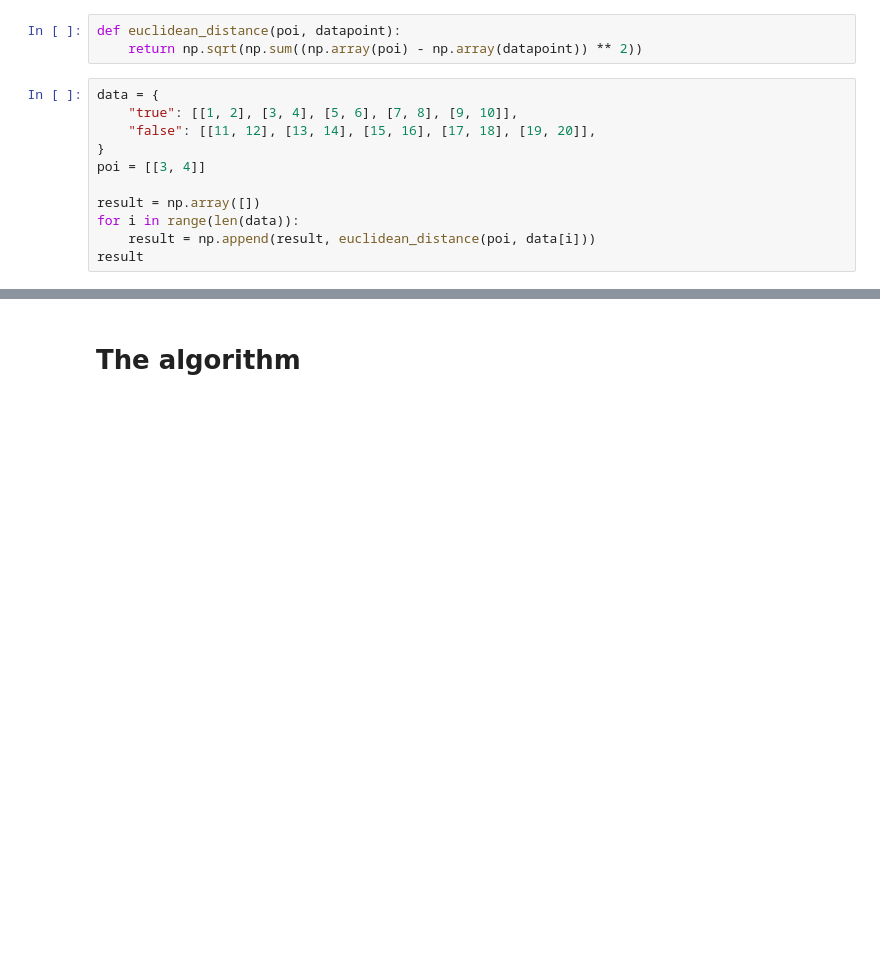
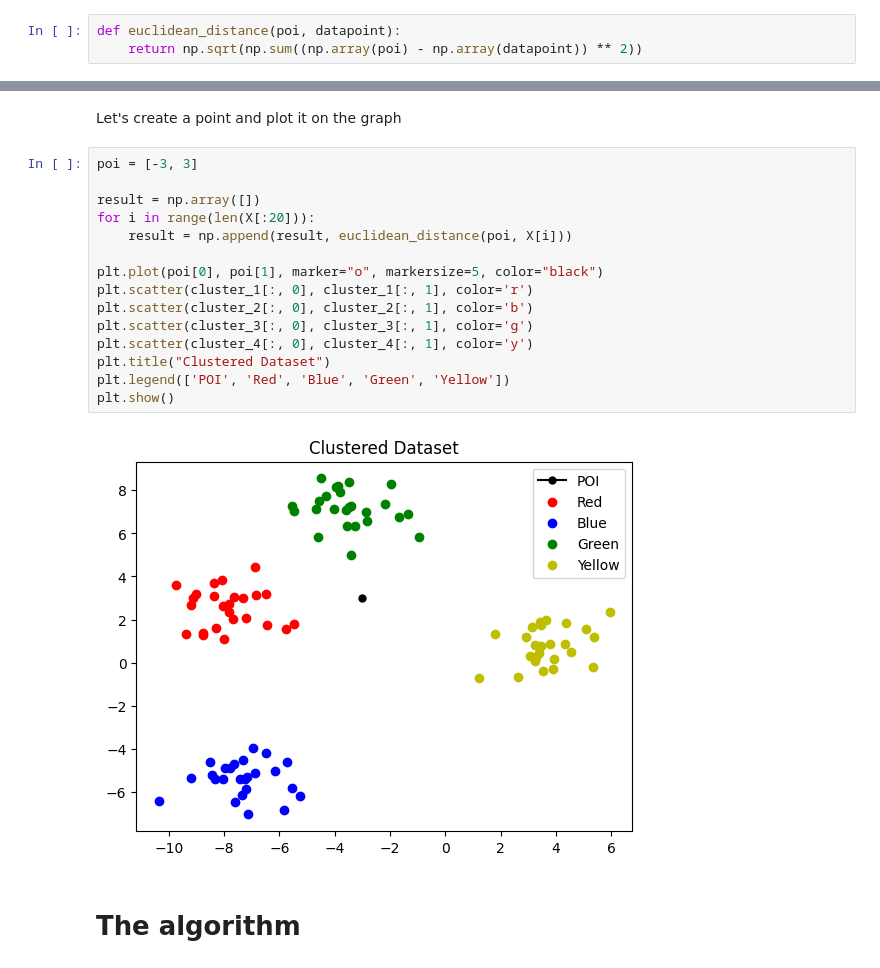
Before and after one commit to DucAnnee/Machine-Learning-Fundamentals, a Jupyter notebook: Algorithms/KNN.ipynb, the cells around one changed output, grey strips where cells are left out. Saved outputs shown, nothing was run; the diff lists cells and outputs as text; blank space fills up the shorter version.

```diff
--- a/Algorithms/KNN.ipynb
+++ b/Algorithms/KNN.ipynb
@@ -11,14 +11,3 @@ Now let's define the function to determine the distance from out point of intere
 # %%
 def euclidean_distance(poi, datapoint):
     return np.sqrt(np.sum((np.array(poi) - np.array(datapoint)) ** 2))
-# %%
-data = {
-    "true": [[1, 2], [3, 4], [5, 6], [7, 8], [9, 10]],
-    "false": [[11, 12], [13, 14], [15, 16], [17, 18], [19, 20]],
-}
-poi = [[3, 4]]
-
-result = np.array([])
-for i in range(len(data)):
-    result = np.append(result, euclidean_distance(poi, data[i]))
-result
@@ -27,3 +36,22 @@ KeyError: 0
+# %% [markdown]
+Let's create a point and plot it on the graph
+# %%
+poi = [-3, 3]
+
+result = np.array([])
+for i in range(len(X[:20])):
+    result = np.append(result, euclidean_distance(poi, X[i]))
+
+plt.plot(poi[0], poi[1], marker="o", markersize=5, color="black")
+plt.scatter(cluster_1[:, 0], cluster_1[:, 1], color='r')
+plt.scatter(cluster_2[:, 0], cluster_2[:, 1], color='b')
+plt.scatter(cluster_3[:, 0], cluster_3[:, 1], color='g')
+plt.scatter(cluster_4[:, 0], cluster_4[:, 1], color='y')
+plt.title("Clustered Dataset")
+plt.legend(['POI', 'Red', 'Blue', 'Green', 'Yellow'])
+plt.show()
+# %% [output]
+[figure, added]
 # %% [markdown]
 # The algorithm
 # %%
```
Also changed, not shown: parts of 7 cells of this notebook.
